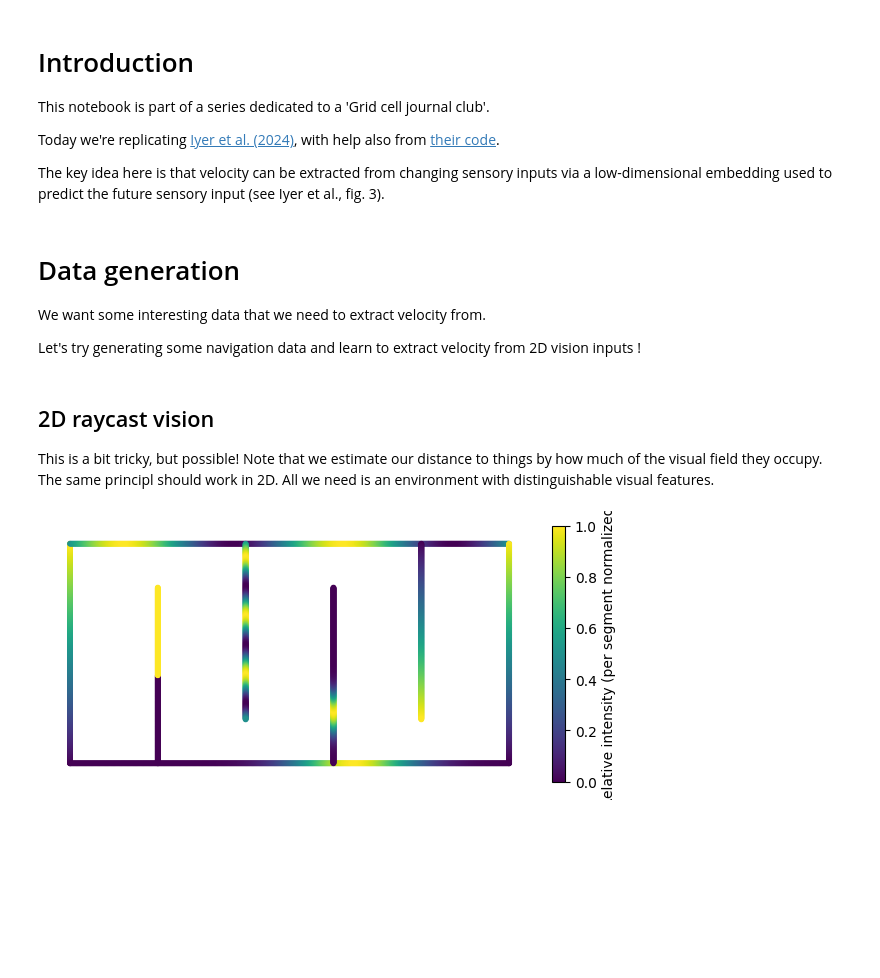
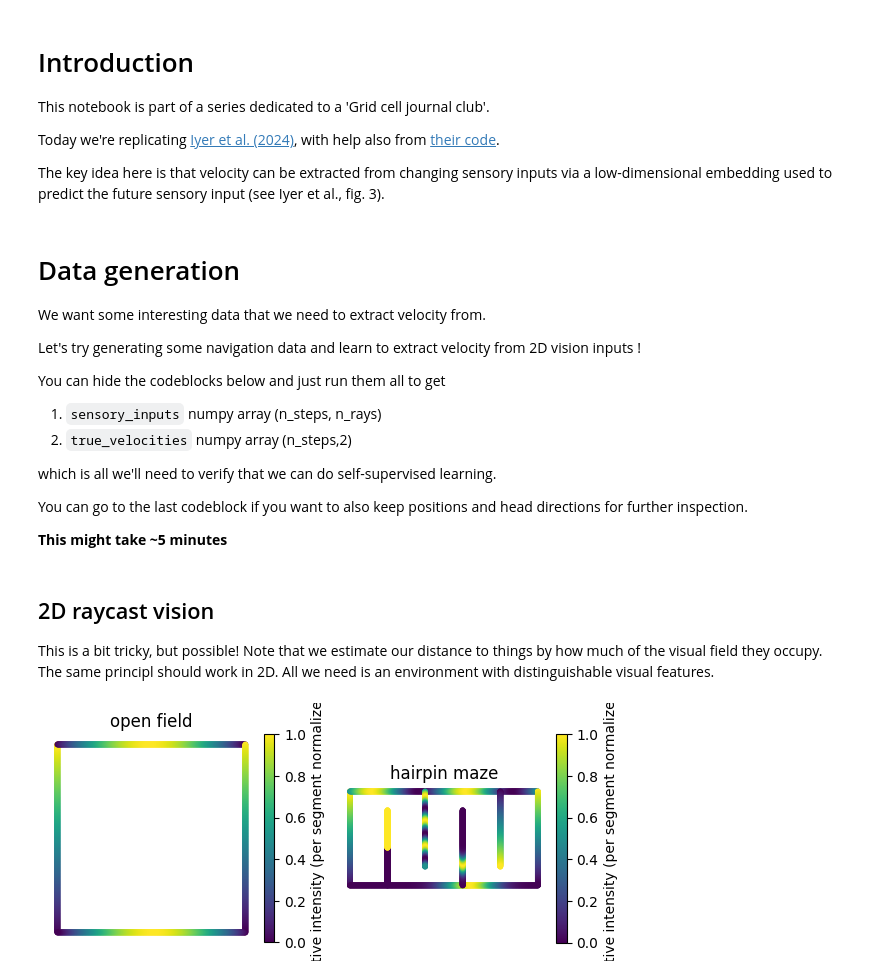
Before and after one commit to charlesdgburns/GCJC, a Jupyter notebook: iyer_et_al_2024.ipynb, the cells around one changed output. Drawn from its saved outputs; the diff is of its cells as text; code cells hidden in the pictures; blank space fills up the shorter version.

```diff
--- a/iyer_et_al_2024.ipynb
+++ b/iyer_et_al_2024.ipynb
@@ -14,6 +14,17 @@ The key idea here is that velocity can be extracted from changing sensory inputs
 We want some interesting data that we need to extract velocity from.
 
 Let's try generating some navigation data and learn to extract velocity from 2D vision inputs !
+
+
+You can hide the codeblocks below and just run them all to get
+1. `sensory_inputs` numpy array (n_steps, n_rays)
+2. `true_velocities` numpy array (n_steps,2)
+
+which is all we'll need to verify that we can do self-supervised learning.
+
+You can go to the last codeblock if you want to also keep positions and head directions for further inspection.
+
+**This might take ~5 minutes**
 # %% [markdown]
 ## 2D raycast vision
 
@@ -28,6 +39,8 @@ hairpin_maze = [
     [(0,0),(0,1)], [(0,1),(2,1)], [(2,1),(2,0)], [(0,0),(2,0)],  # outer boundaries
     [(2/5,0),(2/5,4/5)], [(4/5,1),(4/5,1/5)], [(6/5,0),(6/5,4/5)], [(8/5,1),(8/5,1/5)] # maze arms
 ]
+
+open_field = [[(0,0),(0,1)],[(0,1),(1,1)],[(1,1),(1,0)],[(1,0),(0,0)]]
 
 # --------- Sampling utilities ---------
 def sample_segment(segment, n=300):
@@ -71,37 +84,49 @@ def plot_environment_with_patterns(environment, funcs, ax = None,
 
     ax.set_aspect('equal', adjustable='box')
     ax.axis('off')
 
     if scatters:
         cbar = plt.colorbar(scatters[-1], ax=ax, fraction=0.046, pad=0.04)
         cbar.set_label("Relative intensity (per segment normalized)")
 
     return ax
 # --------- Example intensity functions ---------
 def linear(t): return t
 def reverse_linear(t): return 1 - t
 def sinusoid(t): return np.sin(2*np.pi*2*t)
 def gaussian_bump(t, mu=0.5, sigma=0.12): return np.exp(-0.5*((t - mu)/sigma)**2)
 def step(t): return 0.0 if t < 0.5 else 1.0
 
 # Assign patterns to the 8 segments
-pattern_funcs = [
+
+#simplest case
+
+#flexible for more complex environmets
+hairpin_features = [
     linear,                        # left wall
     sinusoid,                      # top wall
     reverse_linear,                # right wall
     lambda t: gaussian_bump(t, 0.65, 0.1),  # bottom wall
     step,                          # first arm
     lambda t: np.sin(2*np.pi*3*t), # second arm
     lambda t: gaussian_bump(t, 0.3, 0.08),  # third arm
     lambda t: 0.2 + 0.6*t          # fourth arm
 ]
+open_field_features = [linear, #left wall
+                       lambda t: gaussian_bump(t, 0.5, 0.5), #top wall
+                       reverse_linear, #right wall
+                       lambda t: gaussian_bump(t, 0.5, 0.5)] #bottom wall
 
 # --------- Show env ---------
-fig, ax = plt.subplots(figsize=(6, 3))
-ax = plot_environment_with_patterns(hairpin_maze, pattern_funcs, ax = ax, n_per_segment=500, point_size=10)
+fig, ax = plt.subplots(1,2, figsize=(6, 6))
+ax[0] = plot_environment_with_patterns(open_field, open_field_features, ax = ax[0], n_per_segment=500, point_size=10)
+ax[0].set(title ='open field')
+
+ax[1] = plot_environment_with_patterns(hairpin_maze, hairpin_features, ax = ax[1], n_per_segment=500, point_size=10)
+ax[1].set(title = 'hairpin maze')
 fig.tight_layout()
 # %% [output]
-[figure, old version]
+[figure, new version]
 # %%
 ## functions for 2D raycasting ##
 
```
Also changed, not shown: parts of 6 cells of this notebook.
